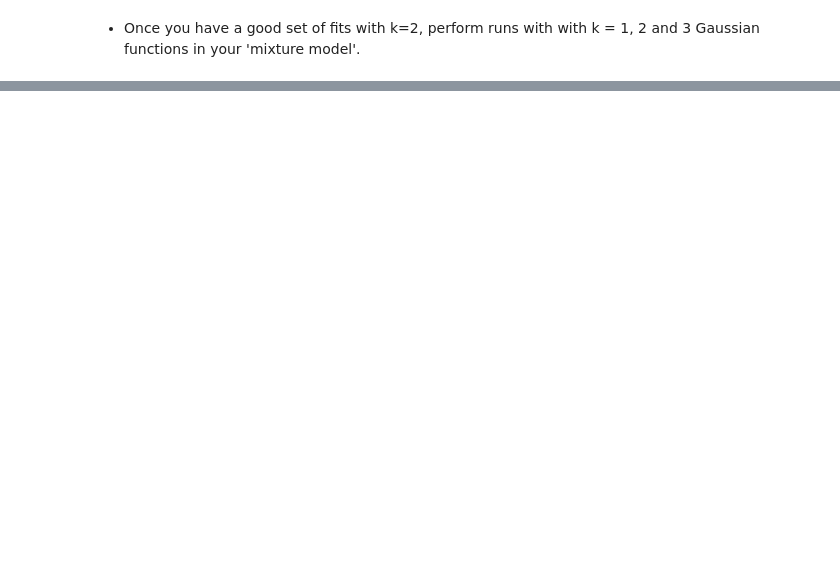
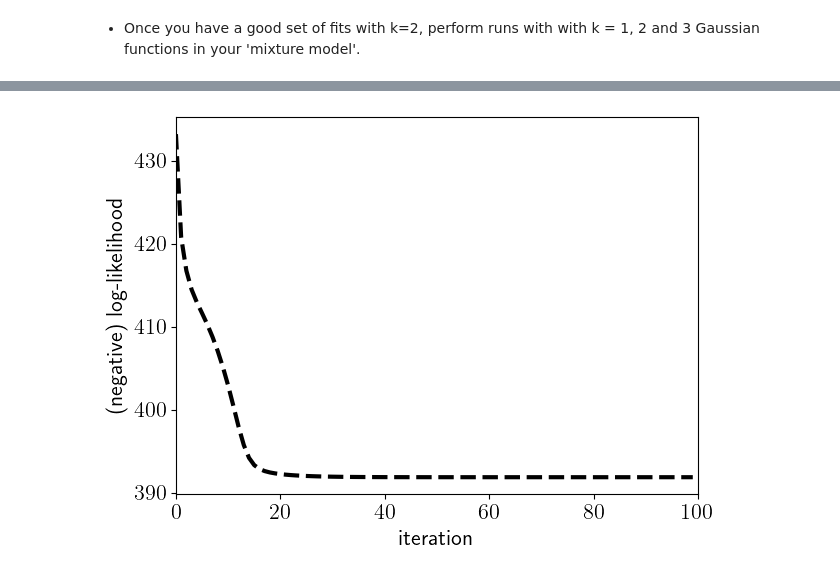
Before and after one commit to fred144/ObservationalAnalytic, a Jupyter notebook: Lab3/Lab3_Final_Part_2_Hubble_Gaussian_Mixture_Model_and_EM.ipynb, the cells around one changed output, grey strips where cells are left out. Drawn from its saved outputs; the diff is of its cells as text; code cells hidden in the pictures; blank space fills up the shorter version.

```diff
--- a/Lab3/Lab3_Final_Part_2_Hubble_Gaussian_Mixture_Model_and_EM.ipynb
+++ b/Lab3/Lab3_Final_Part_2_Hubble_Gaussian_Mixture_Model_and_EM.ipynb
@@ -537,0 +595,96 @@ Insert in the code location identified above (Look for word OUTLIER)
+# %%
+# Basic parameters of the mixture model
+N = data.shape[0]  # Number of data points
+K = 3  # set number of components components GMM    *** CHANGE THIS TO CHANGE NUMBER OF GAUSSIANS
+tot_iterations = 100  # stopping criteria    (Probably no need to edit this)
+
+# Step-1 (Init) - Draw parameters for each gaussian
+
+mu = np.random.uniform(low=mincut, high=maxcut, size=K)  # mean
+sigma = np.random.uniform(low=0.5, high=2.0, size=K)  # width
+pi = np.ones(K) * (1.0 / K)  # mixing coefficients (amplitudes)
+
+# Matrices of individual weights 'responsibilities' and negative log-likelihoods
+r = np.zeros(
+    [K, N]
+)  # responsibilities, with Mixture model # along first axis, Measurements on 2nd axis
+nll_list = list()  # store the neg log-likelihood
+
+
+for iteration in range(tot_iterations):
+    # Step-2 (E-Step)     # Here the expectation for 'responsibility' for each model is simply
+
+    # drawn from a Gaussian pdf, with current mean, sigma, and amplitude
+    for k in range(K):
+        r[k, :] = pi[k] * norm.pdf(x=data, loc=mu[k], scale=sigma[k])
+
+    # [K,N] -> [N]      # be sure to properly normalize across K
+    r = r / np.sum(r, axis=0)
+
+    # Step-3 (M-Step)
+    N_k = np.sum(r, axis=1)  # [K,N] -> [K]
+    for k in range(K):  # Maximum likelihood extimates
+        # update means
+        mu[k] = np.sum(r[k, :] * data) / N_k[k]  # Weighted mean for each Gaussian
+        # update variances
+        numerator = r[k] * (data - mu[k]) ** 2
+        sigma[k] = np.sqrt(
+            np.sum(numerator) / N_k[k]
+        )  # Weighted width for each Gaussian
+
+        if k == 0:
+            sigma[k] = 2
+            mu[k] = 66
+
+
+        # See questions - you might insert code for fixing params here in order to model OUTLIERS
+
+    # update weights
+    pi = N_k / N  # New updated amplitude
+
+    likelihood = 0.0
+    for k in range(K):
+        likelihood += pi[k] * norm.pdf(
+            x=data, loc=mu[k], scale=sigma[k]
+        )  # calculate new likelihood
+    nll_list.append(-np.sum(np.log(likelihood)))
+    # Check for invalid negative log-likelihood (NLL)
+    # The NLL is invalid if NLL_t-1 < NLL_t
+    # Note that this can happen for round-off errors.  DS - added int to avoid chronic round-off errors
+    if len(nll_list) >= 2:
+        if int(nll_list[-2] * 1e7) < int(nll_list[-1] * 1e7):
+            raise Exception("[ERROR] invalid NLL: " + str(nll_list[-2:]))
+
+    # print("Iteration: " + str(iteration) + "; NLL: " + str(nll_list[-1]))
+    # print("Mean " + str(mu) + "\nStd " + str(sigma) + "\nWeights " + str(pi) + "\n")
+
+    # Step-4 (Check)
+    if iteration == tot_iterations - 1:
+        break  # check iteration
+
+# Make plots
+plot_likelihood(nll_list)
+
+# SAMPLE from the GMM, 1000 data points, for comparison with the measured data
+data_gmm = sampler(pi, mu, sigma, N=1000)
+plot_distributions(
+    data,
+    data_gmm,
+    mu,
+    sigma,
+    K,
+    color="green",
+    color_sampled="red",
+    name="plot_sampler.png",
+)
+
+# Calculate AIC and BIC assuming k gaussians with 3 parameters each
+# number of free parameters for k gaussians with 3 free parameters p=3k−1,
+BIC = nll_list[-1] + (3 * K) / 2 * np.log(N)
+AIC = 2 * (3 * K) + 2 * nll_list[-1]
+# Remember NLL is negative log-likelihood!
+print("N:  " + str(N) + " K: " + str(K) + " NLL:" + str(nll_list[-1]))
+print("AIC:" + str(AIC))
+print("BIC:" + str(BIC))
+# %% [output]
+[figure, added]
```
Also changed, not shown: parts of 16 cells of this notebook, 5 other files.
